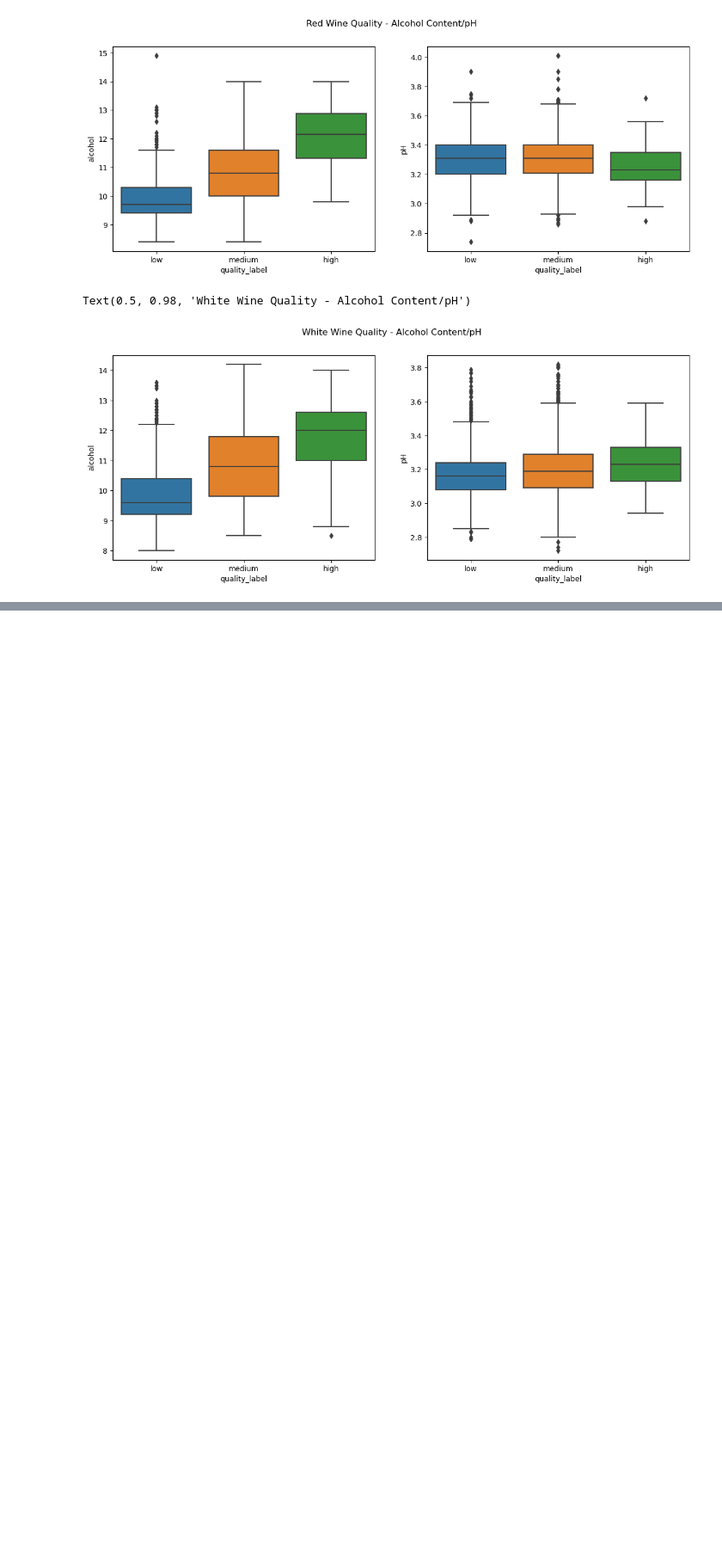
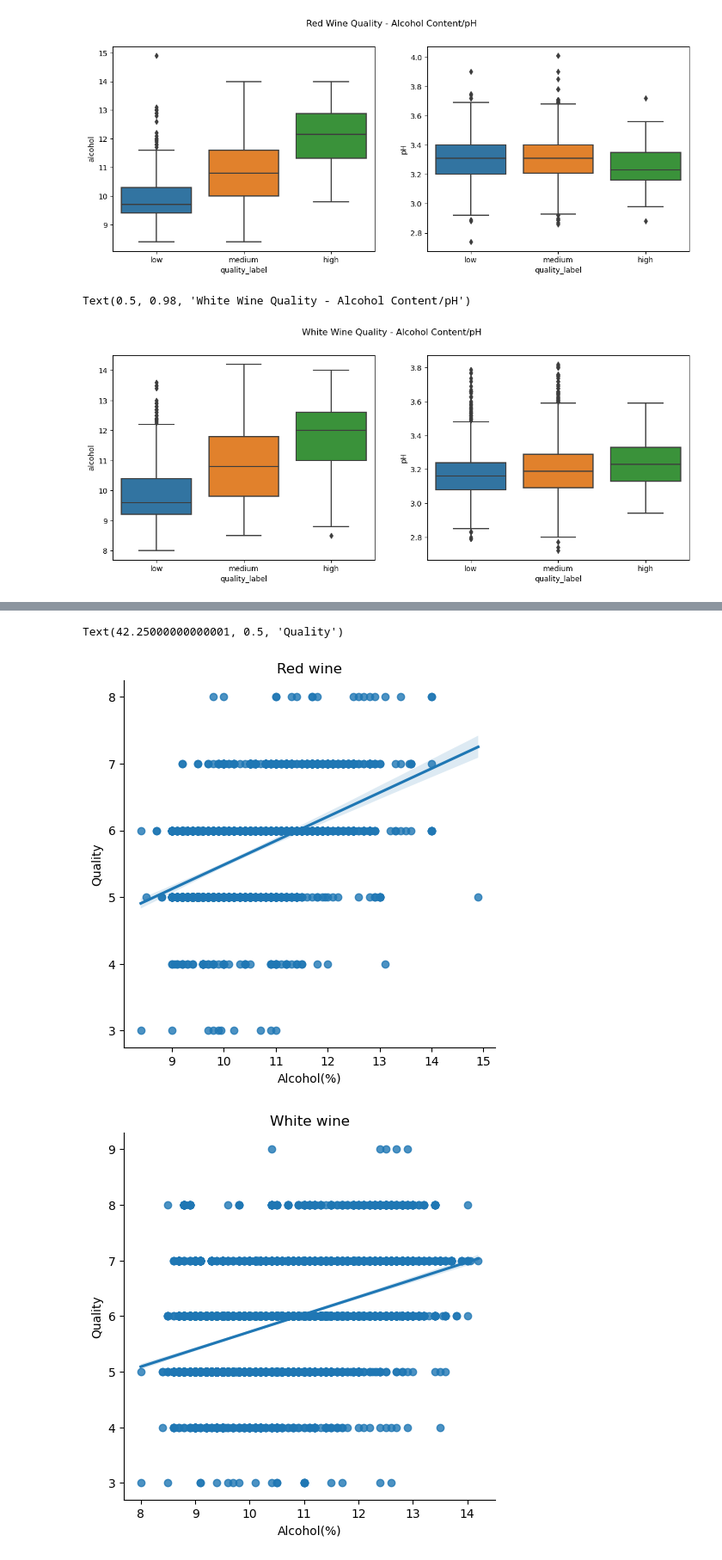
Before and after one commit to Godwin-Oti/Wine-Type-Analysis-and-Quality-Prediction-, a Jupyter notebook: Winery_project.ipynb, the cells around one changed output, grey strips where cells are left out. Shown at 86% size. Saved outputs shown, nothing was run; the diff lists cells and outputs as text; code cells hidden in the pictures; blank space fills up the shorter version.

```diff
--- a/Winery_project.ipynb
+++ b/Winery_project.ipynb
@@ -372,0 +422,16 @@ Text(0.5, 0.98, 'White Wine Quality - Alcohol Content/pH')
+# %%
+#fig,axs =plt.subplots(nrows=1,ncols=2, sharey=True,figsize=(8,8))
+
+sns.lmplot(x="alcohol", y="quality", data=red_wine)
+plt.title("Red wine")
+plt.xlabel("Alcohol(%)")
+plt.ylabel("Quality")
+
+sns.lmplot(x="alcohol", y="quality", data=white_wine)
+plt.title("White wine")
+plt.xlabel("Alcohol(%)")
+plt.ylabel("Quality")
+# %% [output]
+Text(42.25000000000001, 0.5, 'Quality')
+[figure, added]
+[figure, added]
```
Also changed, not shown: parts of 16 cells of this notebook, 1 other file.
